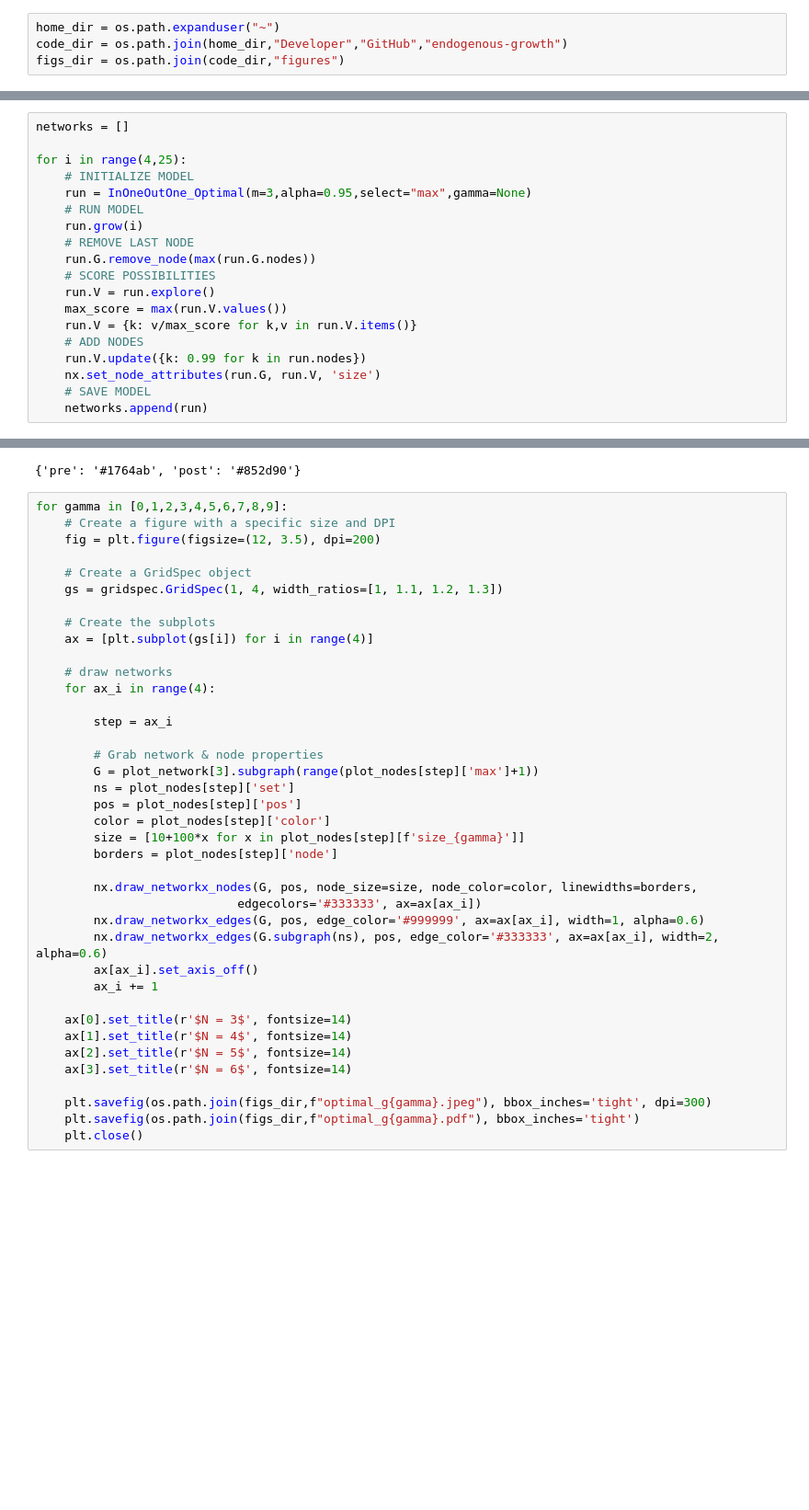
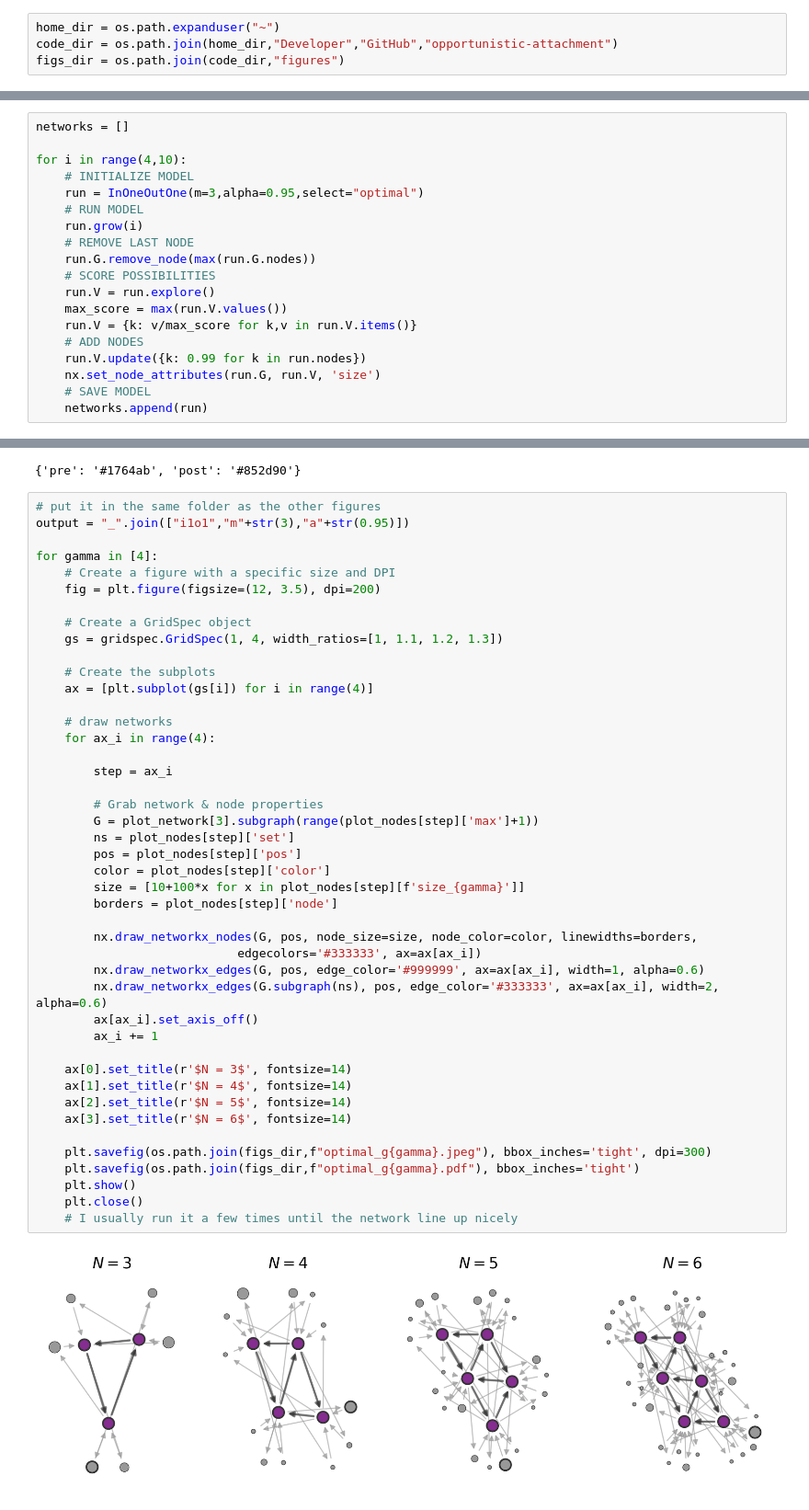
Before and after one commit to carolinamattsson/opportunistic-attachment, a Jupyter notebook: plots_optimal.ipynb, the cells around one changed output, grey strips where cells are left out. Shown at 92% size. Drawn from its saved outputs; the diff is of its cells as text; blank space fills up the shorter version.

```diff
--- a/plots_optimal.ipynb
+++ b/plots_optimal.ipynb
@@ -19,5 +16,5 @@ Intel MKL WARNING: Support of Intel(R) Streaming SIMD Extensions 4.2 (Intel(R) S
 # %%
 home_dir = os.path.expanduser("~")
-code_dir = os.path.join(home_dir,"Developer","GitHub","endogenous-growth")
+code_dir = os.path.join(home_dir,"Developer","GitHub","opportunistic-attachment")
 figs_dir = os.path.join(code_dir,"figures")
 # %%
@@ -27,9 +24,9 @@ from models import InOneOutOne, InOneOutOne_Random, InOneOutOne_Optimal, InOneOu
 # %%
 networks = []
 
-for i in range(4,25):
+for i in range(4,10):
     # INITIALIZE MODEL
-    run = InOneOutOne_Optimal(m=3,alpha=0.95,select="max",gamma=None)
+    run = InOneOutOne(m=3,alpha=0.95,select="optimal")
     # RUN MODEL
     run.grow(i)
     # REMOVE LAST NODE
@@ -125,7 +117,10 @@ color
 # %% [output]
 {'pre': '#1764ab', 'post': '#852d90'}
 # %%
-for gamma in [0,1,2,3,4,5,6,7,8,9]:
+# put it in the same folder as the other figures
+output = "_".join(["i1o1","m"+str(3),"a"+str(0.95)])
+
+for gamma in [4]:
     # Create a figure with a specific size and DPI
     fig = plt.figure(figsize=(12, 3.5), dpi=200)
 
@@ -136,30 +131,34 @@ for gamma in [0,1,2,3,4,5,6,7,8,9]:
     ax = [plt.subplot(gs[i]) for i in range(4)]
 
     # draw networks
     for ax_i in range(4):
 
         step = ax_i
 
         # Grab network & node properties
         G = plot_network[3].subgraph(range(plot_nodes[step]['max']+1))
         ns = plot_nodes[step]['set']
         pos = plot_nodes[step]['pos']
         color = plot_nodes[step]['color']
         size = [10+100*x for x in plot_nodes[step][f'size_{gamma}']]
         borders = plot_nodes[step]['node']
 
         nx.draw_networkx_nodes(G, pos, node_size=size, node_color=color, linewidths=borders,
                             edgecolors='#333333', ax=ax[ax_i])
         nx.draw_networkx_edges(G, pos, edge_color='#999999', ax=ax[ax_i], width=1, alpha=0.6)
         nx.draw_networkx_edges(G.subgraph(ns), pos, edge_color='#333333', ax=ax[ax_i], width=2, alpha=0.6)
         ax[ax_i].set_axis_off()
         ax_i += 1
 
     ax[0].set_title(r'$N = 3$', fontsize=14)
     ax[1].set_title(r'$N = 4$', fontsize=14)
     ax[2].set_title(r'$N = 5$', fontsize=14)
     ax[3].set_title(r'$N = 6$', fontsize=14)
 
     plt.savefig(os.path.join(figs_dir,f"optimal_g{gamma}.jpeg"), bbox_inches='tight', dpi=300)
     plt.savefig(os.path.join(figs_dir,f"optimal_g{gamma}.pdf"), bbox_inches='tight')
+    plt.show()
     plt.close()
+    # I usually run it a few times until the network line up nicely
+# %% [output]
+[figure, added]
```
Also changed, not shown: parts of 3 cells of this notebook, 56 other files.
